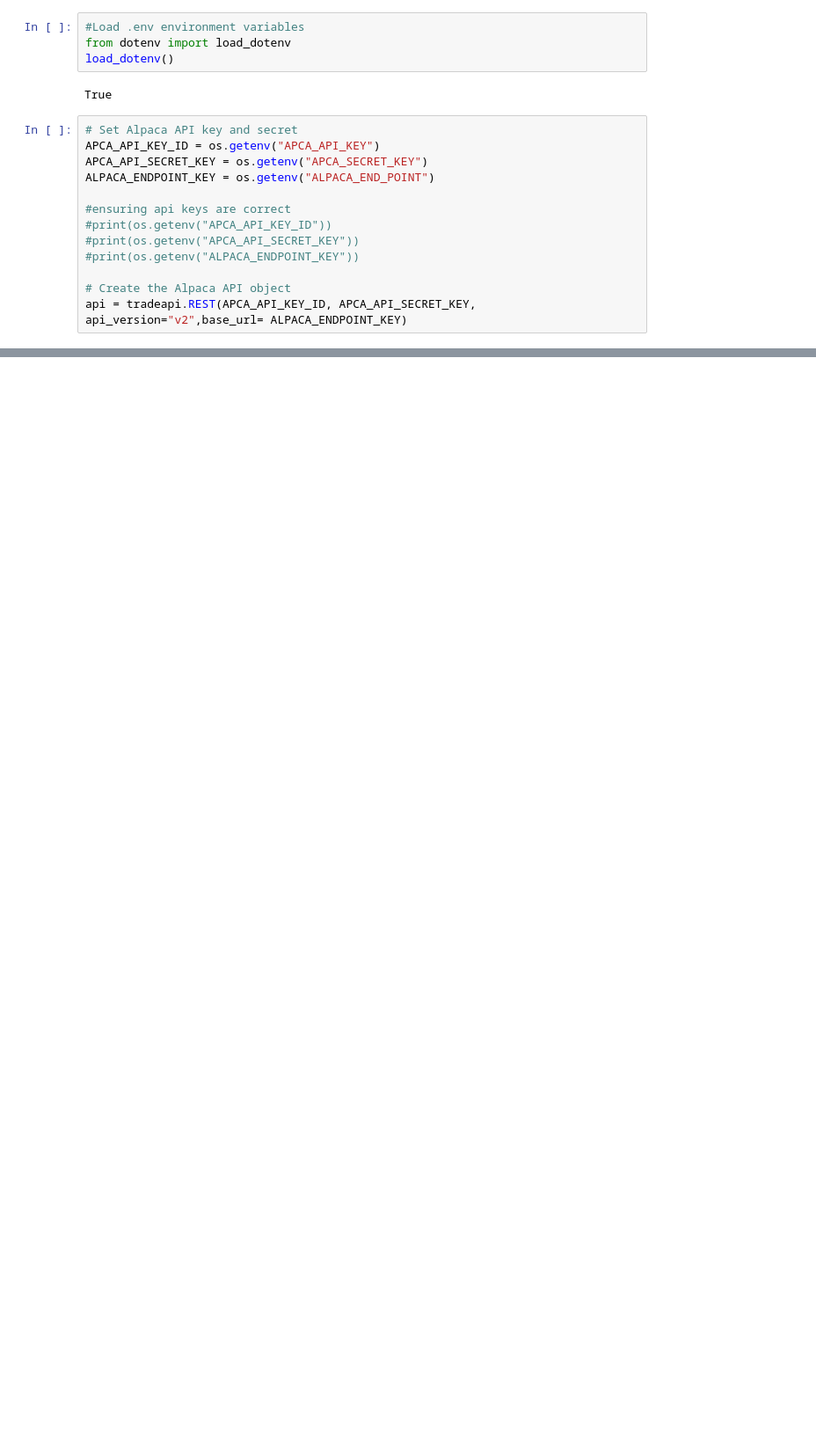
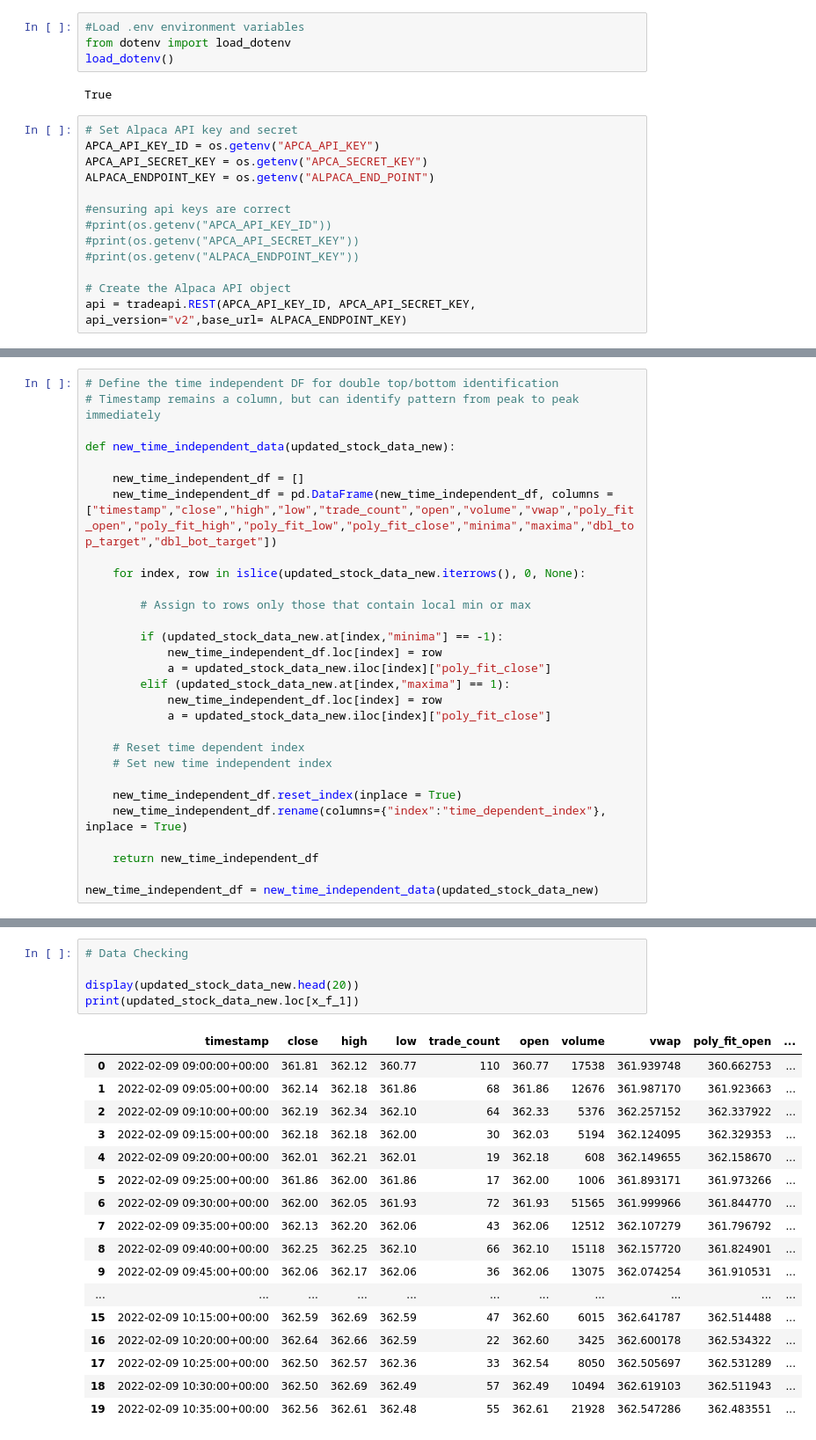
Before and after one commit to dahmadi/TheTrendIsYourFriend, a Jupyter notebook: TrendIsYourFriend.ipynb, the cells around one changed output, grey strips where cells are left out. Shown at 88% size. Cells and saved outputs as stored; diff of their text form; blank space fills up the shorter version.

```diff
--- a/TrendIsYourFriend.ipynb
+++ b/TrendIsYourFriend.ipynb
@@ -171,0 +615,29 @@ plt.scatter(updated_ticker_data.index[local_poly_maxima],y_polynomial[local_poly
+# %%
+# Define the time independent DF for double top/bottom identification
+# Timestamp remains a column, but can identify pattern from peak to peak immediately
+
+def new_time_independent_data(updated_stock_data_new):
+
+    new_time_independent_df = []
+    new_time_independent_df = pd.DataFrame(new_time_independent_df, columns = ["timestamp","close","high","low","trade_count","open","volume","vwap","poly_fit_open","poly_fit_high","poly_fit_low","poly_fit_close","minima","maxima","dbl_top_target","dbl_bot_target"])
+
+    for index, row in islice(updated_stock_data_new.iterrows(), 0, None):
+
+        # Assign to rows only those that contain local min or max
+
+        if (updated_stock_data_new.at[index,"minima"] == -1):
+            new_time_independent_df.loc[index] = row
+            a = updated_stock_data_new.iloc[index]["poly_fit_close"]
+        elif (updated_stock_data_new.at[index,"maxima"] == 1):
+            new_time_independent_df.loc[index] = row
+            a = updated_stock_data_new.iloc[index]["poly_fit_close"]
+
+    # Reset time dependent index
+    # Set new time independent index
+
+    new_time_independent_df.reset_index(inplace = True)
+    new_time_independent_df.rename(columns={"index":"time_dependent_index"}, inplace = True)
+
+    return new_time_independent_df
+
+new_time_independent_df = new_time_independent_data(updated_stock_data_new)
@@ -171,0 +754,23 @@ plt.scatter(updated_ticker_data.index[local_poly_maxima],y_polynomial[local_poly
+# %%
+# Data Checking
+
+display(updated_stock_data_new.head(20))
+print(updated_stock_data_new.loc[x_f_1])
+# %% [output]
+|  | timestamp | close | high | low | trade_count | open | volume | vwap | poly_fit_open | ... |
+| 0 | 2022-02-09 09:00:00+00:00 | 361.81 | 362.12 | 360.77 | 110 | 360.77 | 17538 | 361.939748 | 360.662753 | ... |
+| 1 | 2022-02-09 09:05:00+00:00 | 362.14 | 362.18 | 361.86 | 68 | 361.86 | 12676 | 361.987170 | 361.923663 | ... |
+| 2 | 2022-02-09 09:10:00+00:00 | 362.19 | 362.34 | 362.10 | 64 | 362.33 | 5376 | 362.257152 | 362.337922 | ... |
+| 3 | 2022-02-09 09:15:00+00:00 | 362.18 | 362.18 | 362.00 | 30 | 362.03 | 5194 | 362.124095 | 362.329353 | ... |
+| 4 | 2022-02-09 09:20:00+00:00 | 362.01 | 362.21 | 362.01 | 19 | 362.18 | 608 | 362.149655 | 362.158670 | ... |
+| 5 | 2022-02-09 09:25:00+00:00 | 361.86 | 362.00 | 361.86 | 17 | 362.00 | 1006 | 361.893171 | 361.973266 | ... |
+| 6 | 2022-02-09 09:30:00+00:00 | 362.00 | 362.05 | 361.93 | 72 | 361.93 | 51565 | 361.999966 | 361.844770 | ... |
+| 7 | 2022-02-09 09:35:00+00:00 | 362.13 | 362.20 | 362.06 | 43 | 362.06 | 12512 | 362.107279 | 361.796792 | ... |
+| 8 | 2022-02-09 09:40:00+00:00 | 362.25 | 362.25 | 362.10 | 66 | 362.10 | 15118 | 362.157720 | 361.824901 | ... |
+| 9 | 2022-02-09 09:45:00+00:00 | 362.06 | 362.17 | 362.06 | 36 | 362.06 | 13075 | 362.074254 | 361.910531 | ... |
+| ... | ... | ... | ... | ... | ... | ... | ... | ... | ... | ... |
+| 15 | 2022-02-09 10:15:00+00:00 | 362.59 | 362.69 | 362.59 | 47 | 362.60 | 6015 | 362.641787 | 362.514488 | ... |
+| 16 | 2022-02-09 10:20:00+00:00 | 362.64 | 362.66 | 362.59 | 22 | 362.60 | 3425 | 362.600178 | 362.534322 | ... |
+| 17 | 2022-02-09 10:25:00+00:00 | 362.50 | 362.57 | 362.36 | 33 | 362.54 | 8050 | 362.505697 | 362.531289 | ... |
+| 18 | 2022-02-09 10:30:00+00:00 | 362.50 | 362.69 | 362.49 | 57 | 362.49 | 10494 | 362.619103 | 362.511943 | ... |
+| 19 | 2022-02-09 10:35:00+00:00 | 362.56 | 362.61 | 362.48 | 55 | 362.61 | 21928 | 362.547286 | 362.483551 | ... |
```
Also changed, not shown: parts of 24 cells of this notebook.
